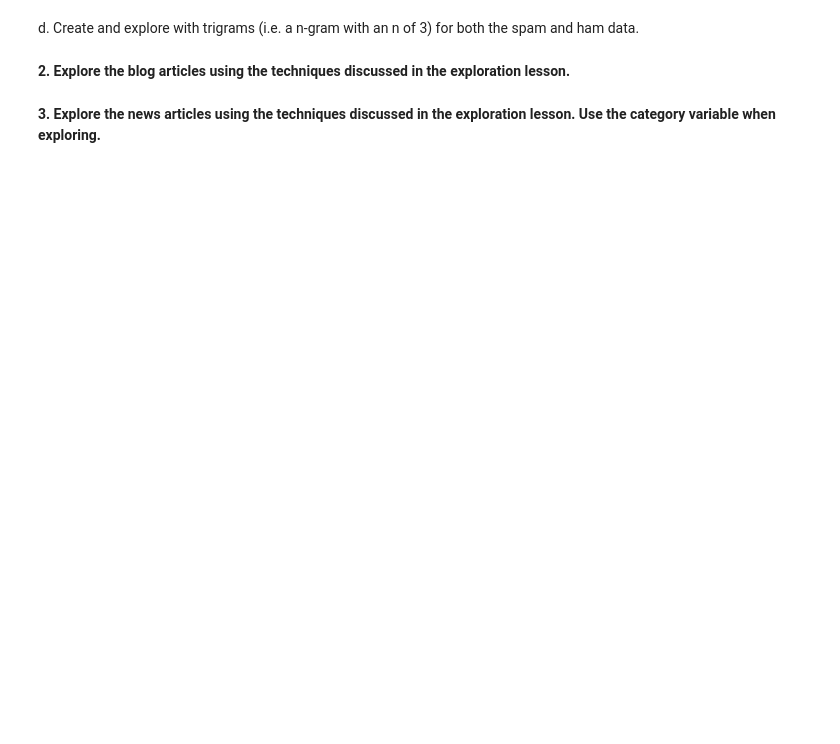
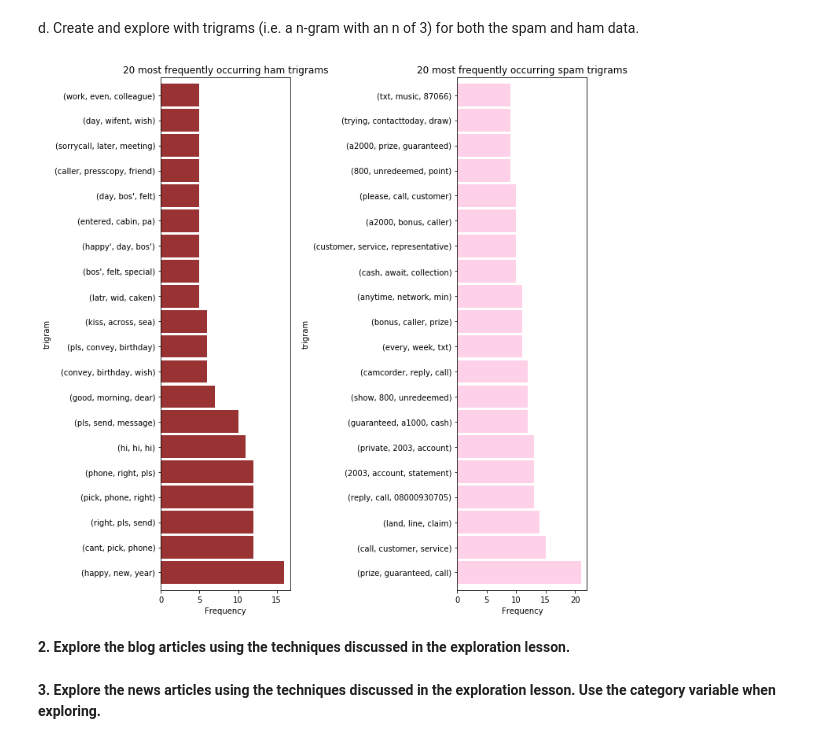
Before and after one commit to Brandon-Martinez27/natural-language-processing-exercises, a Jupyter notebook: explore.ipynb, the cells around one changed output. Saved outputs shown, nothing was run; the diff lists cells and outputs as text; code cells hidden in the pictures; blank space fills up the shorter version.

```diff
--- a/explore.ipynb
+++ b/explore.ipynb
@@ -31,2 +166,22 @@ df.head()
+# %%
+# get the trigrams for ham and spam
+ham_trigrams = pd.Series(list(nltk.ngrams(ham_words.split(), 3))).value_counts()
+spam_trigrams = pd.Series(list(nltk.ngrams(spam_words.split(), 3))).value_counts()
+# %%
+plt.subplot(121)
+ham_trigrams.head(20).plot.barh(color='maroon', width=.9, figsize=(10, 10), alpha=.8)
+plt.title('20 most frequently occurring ham trigrams')
+plt.ylabel('trigram')
+plt.xlabel('Frequency')
+
+plt.subplot(122)
+spam_trigrams.head(20).plot.barh(color='hotpink', width=.9, figsize=(10, 10), alpha=.3)
+plt.title('20 most frequently occurring spam trigrams')
+plt.ylabel('trigram')
+plt.xlabel('Frequency')
+plt.tight_layout()
+plt.show()
+# %% [output]
+[figure, added]
 # %% [markdown]
 **2. Explore the blog articles using the techniques discussed in the exploration lesson.**
```
Also changed, not shown: parts of 21 cells of this notebook.
